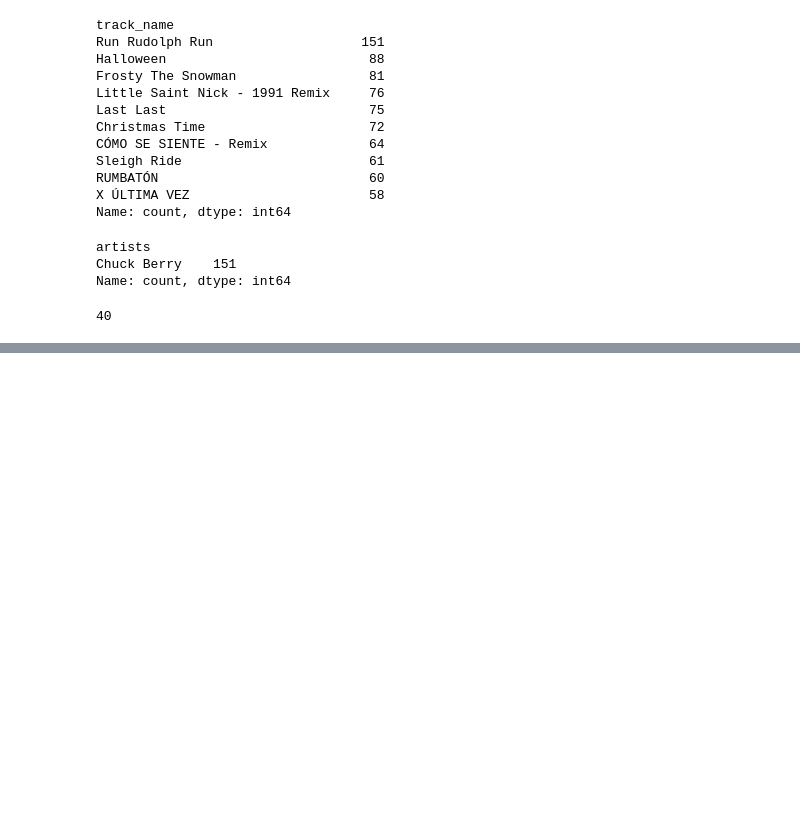
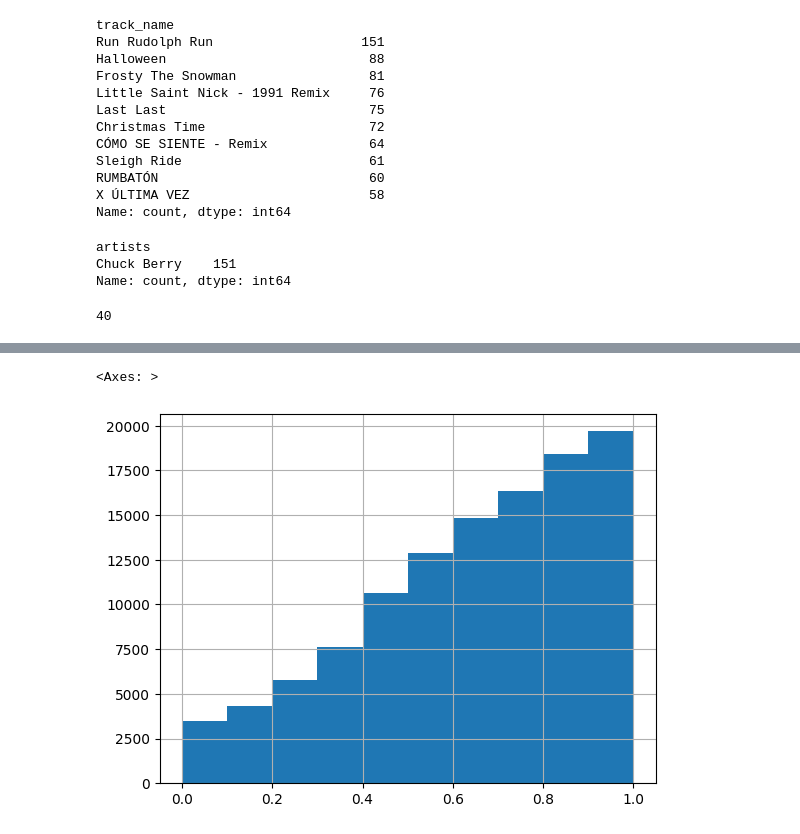
Before and after one commit to AJSDias/ML-Zoomcamp-2025-Midterm_Project, a Jupyter notebook: notebooks/eda.ipynb, the cells around one changed output, grey strips where cells are left out. Saved outputs shown, nothing was run; the diff lists cells and outputs as text; code cells hidden in the pictures; blank space fills up the shorter version.

```diff
--- a/notebooks/eda.ipynb
+++ b/notebooks/eda.ipynb
@@ -178,0 +246,5 @@ df.query("track_name == 'Run Rudolph Run'").album_name.nunique()
+# %%
+df.energy.hist()
+# %% [output]
+<Axes: >
+[figure, added]
```
Also changed, not shown: parts of 31 cells of this notebook, 17 other files.
